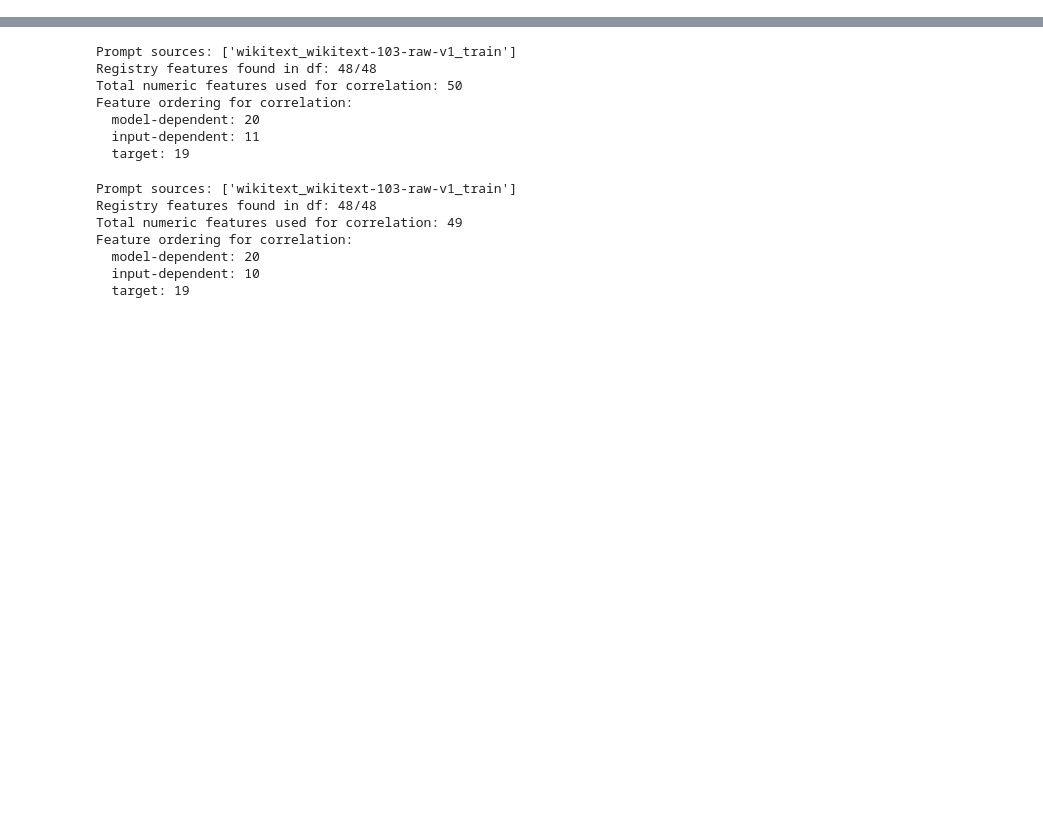
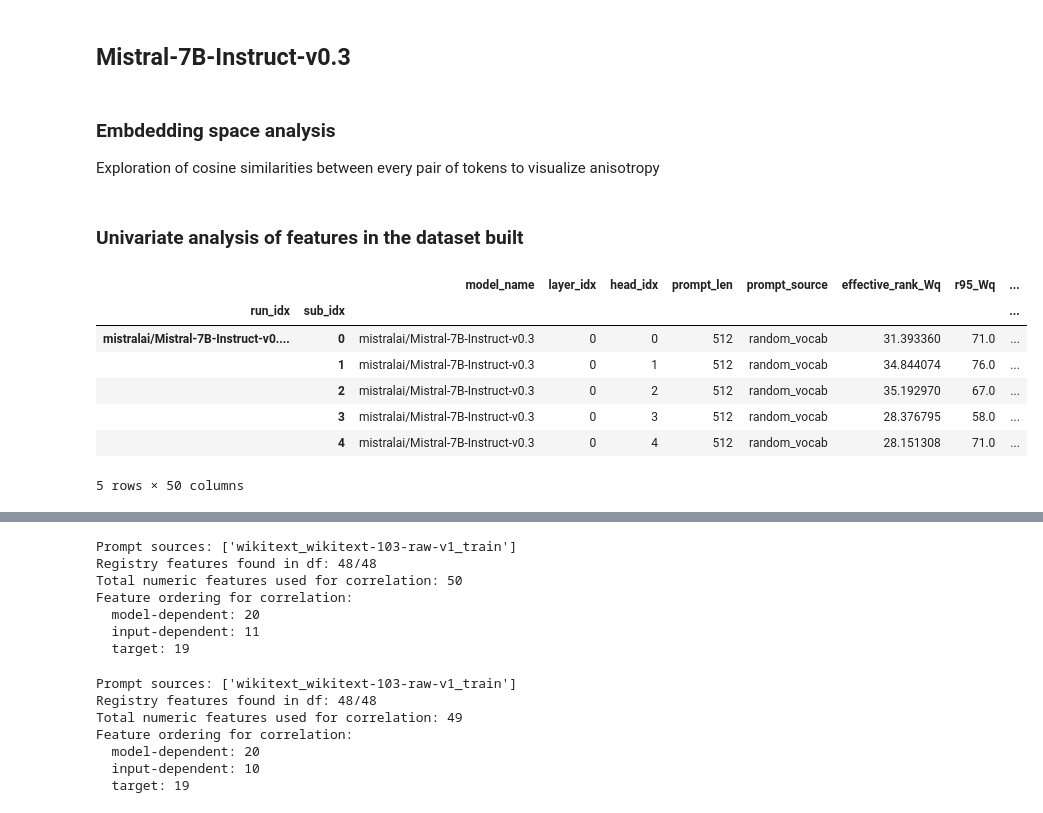
Before and after one commit to raffaeledagostino/sparse-attention-patterns, a Jupyter notebook: dataset.ipynb, the cells around one changed output, grey strips where cells are left out. Drawn from its saved outputs; the diff is of its cells as text; code cells hidden in the pictures; blank space fills up the shorter version.

```diff
--- a/dataset.ipynb
+++ b/dataset.ipynb
@@ -128,0 +529,6 @@ KeyboardInterrupt:
+# %% [markdown]
+## Mistral-7B-Instruct-v0.3
+# %% [markdown]
+### Embdedding space analysis
+
+Exploration of cosine similarities between every pair of tokens to visualize anisotropy
@@ -129,7 +537,16 @@ KeyboardInterrupt:
+# %% [markdown]
+### Univariate analysis of features in the dataset built
 # %%
-import pandas as pd
+df = pd.read_parquet('Mistral_512tok.parquet')
+#df = pd.read_parquet('Qwen3_4B_512tok.parquet')
 
-
-#df = pd.read_parquet('Mistral_512tok.parquet')
-#df = pd.read_parquet('Qwen3_4B_512tok.parquet')
-df = pd.read_parquet('Mistral_512tok_fix.parquet')
+df.head()
+# %% [output]
+|  |  | model_name | layer_idx | head_idx | prompt_len | prompt_source | effective_rank_Wq | r95_Wq | ... |
+| run_idx | sub_idx |  |  |  |  |  |  |  | ... |
+| mistralai/Mistral-7B-Instruct-v0.... | 0 | mistralai/Mistral-7B-Instruct-v0.3 | 0 | 0 | 512 | random_vocab | 31.393360 | 71.0 | ... |
+|  | 1 | mistralai/Mistral-7B-Instruct-v0.3 | 0 | 1 | 512 | random_vocab | 34.844074 | 76.0 | ... |
+|  | 2 | mistralai/Mistral-7B-Instruct-v0.3 | 0 | 2 | 512 | random_vocab | 35.192970 | 67.0 | ... |
+|  | 3 | mistralai/Mistral-7B-Instruct-v0.3 | 0 | 3 | 512 | random_vocab | 28.376795 | 58.0 | ... |
+|  | 4 | mistralai/Mistral-7B-Instruct-v0.3 | 0 | 4 | 512 | random_vocab | 28.151308 | 71.0 | ... |
+5 rows × 50 columns
```
Also changed, not shown: parts of 20 cells of this notebook, 2 other files.
